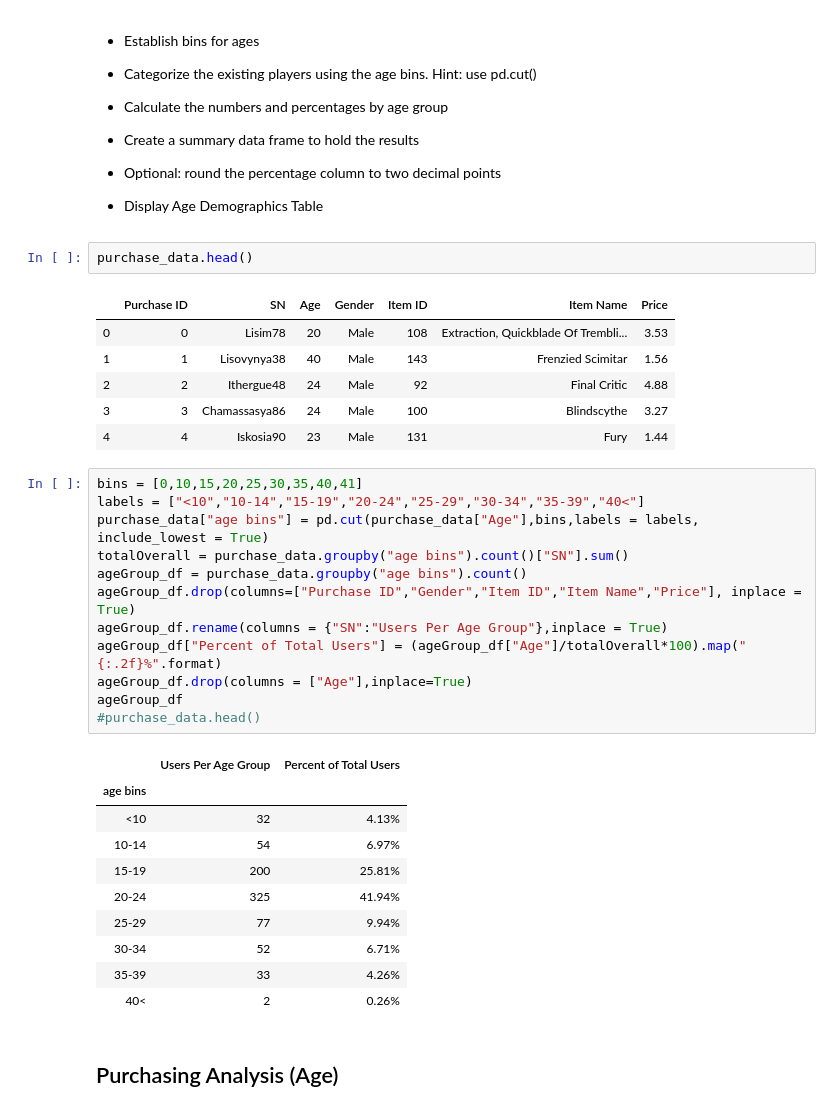
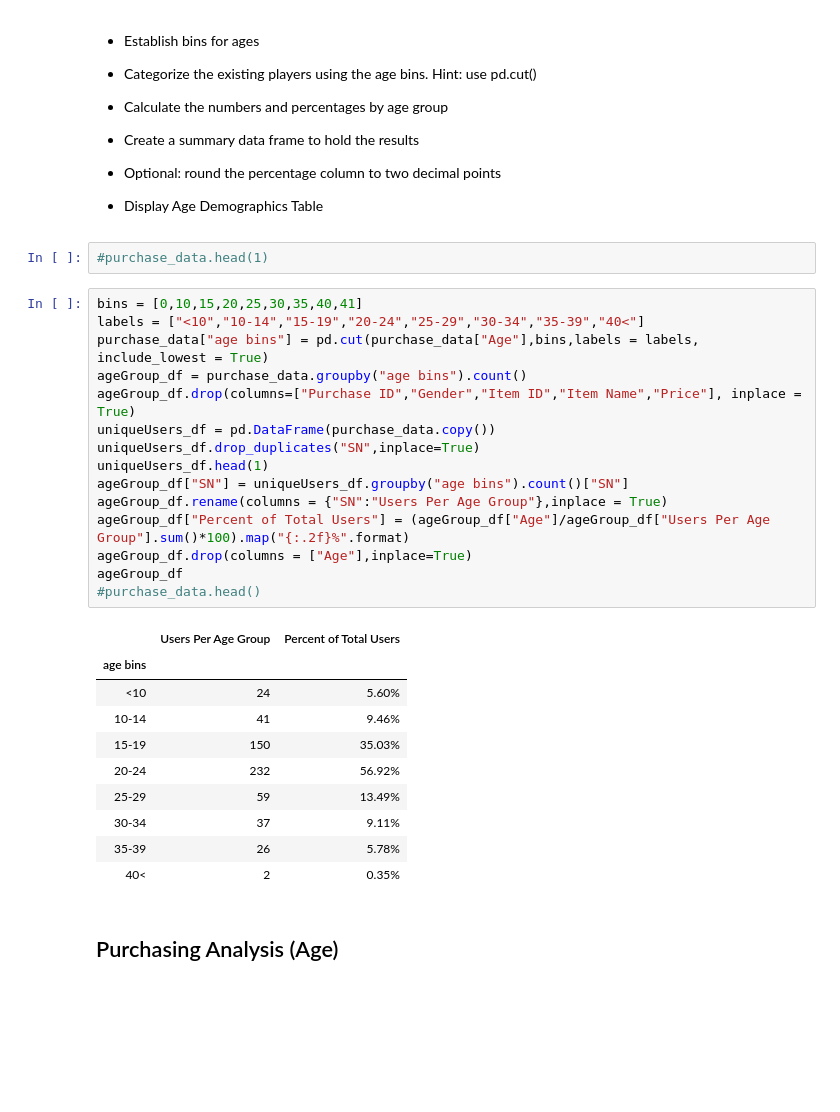
Before and after one commit to rstankovic/pandas-challenge, a Jupyter notebook: HeroesOfPymoli/HeroesOfPymoli_starter.ipynb, the cells around one changed output. Drawn from its saved outputs; the diff is of its cells as text; blank space fills up the shorter version.

```diff
--- a/HeroesOfPymoli/HeroesOfPymoli_starter.ipynb
+++ b/HeroesOfPymoli/HeroesOfPymoli_starter.ipynb
@@ -227,38 +226,34 @@ genderSummary_df.head()
 
 
 * Display Age Demographics Table
-# %%
-purchase_data.head()
-# %% [output]
-|  | Purchase ID | SN | Age | Gender | Item ID | Item Name | Price |
-| 0 | 0 | Lisim78 | 20 | Male | 108 | Extraction, Quickblade Of Trembli... | 3.53 |
-| 1 | 1 | Lisovynya38 | 40 | Male | 143 | Frenzied Scimitar | 1.56 |
-| 2 | 2 | Ithergue48 | 24 | Male | 92 | Final Critic | 4.88 |
-| 3 | 3 | Chamassasya86 | 24 | Male | 100 | Blindscythe | 3.27 |
-| 4 | 4 | Iskosia90 | 23 | Male | 131 | Fury | 1.44 |
+# %%
+#purchase_data.head(1)
 # %%
 bins = [0,10,15,20,25,30,35,40,41]
 labels = ["<10","10-14","15-19","20-24","25-29","30-34","35-39","40<"]
 purchase_data["age bins"] = pd.cut(purchase_data["Age"],bins,labels = labels, include_lowest = True)
-totalOverall = purchase_data.groupby("age bins").count()["SN"].sum()
 ageGroup_df = purchase_data.groupby("age bins").count()
 ageGroup_df.drop(columns=["Purchase ID","Gender","Item ID","Item Name","Price"], inplace = True)
+uniqueUsers_df = pd.DataFrame(purchase_data.copy())
+uniqueUsers_df.drop_duplicates("SN",inplace=True)
+uniqueUsers_df.head(1)
+ageGroup_df["SN"] = uniqueUsers_df.groupby("age bins").count()["SN"]
 ageGroup_df.rename(columns = {"SN":"Users Per Age Group"},inplace = True)
-ageGroup_df["Percent of Total Users"] = (ageGroup_df["Age"]/totalOverall*100).map("{:.2f}%".format)
+ageGroup_df["Percent of Total Users"] = (ageGroup_df["Age"]/ageGroup_df["Users Per Age Group"].sum()*100).map("{:.2f}%".format)
 ageGroup_df.drop(columns = ["Age"],inplace=True)
 ageGroup_df
 #purchase_data.head()
 # %% [output]
 |  | Users Per Age Group | Percent of Total Users |
 | age bins |  |  |
-| <10 | 32 | 4.13% |
-| 10-14 | 54 | 6.97% |
-| 15-19 | 200 | 25.81% |
-| 20-24 | 325 | 41.94% |
-| 25-29 | 77 | 9.94% |
-| 30-34 | 52 | 6.71% |
-| 35-39 | 33 | 4.26% |
-| 40< | 2 | 0.26% |
+| <10 | 24 | 5.60% |
+| 10-14 | 41 | 9.46% |
+| 15-19 | 150 | 35.03% |
+| 20-24 | 232 | 56.92% |
+| 25-29 | 59 | 13.49% |
+| 30-34 | 37 | 9.11% |
+| 35-39 | 26 | 5.78% |
+| 40< | 2 | 0.35% |
 # %% [markdown]
 ## Purchasing Analysis (Age)
 # %% [markdown]
```
Also changed, not shown: parts of 12 cells of this notebook, 1 other file.
